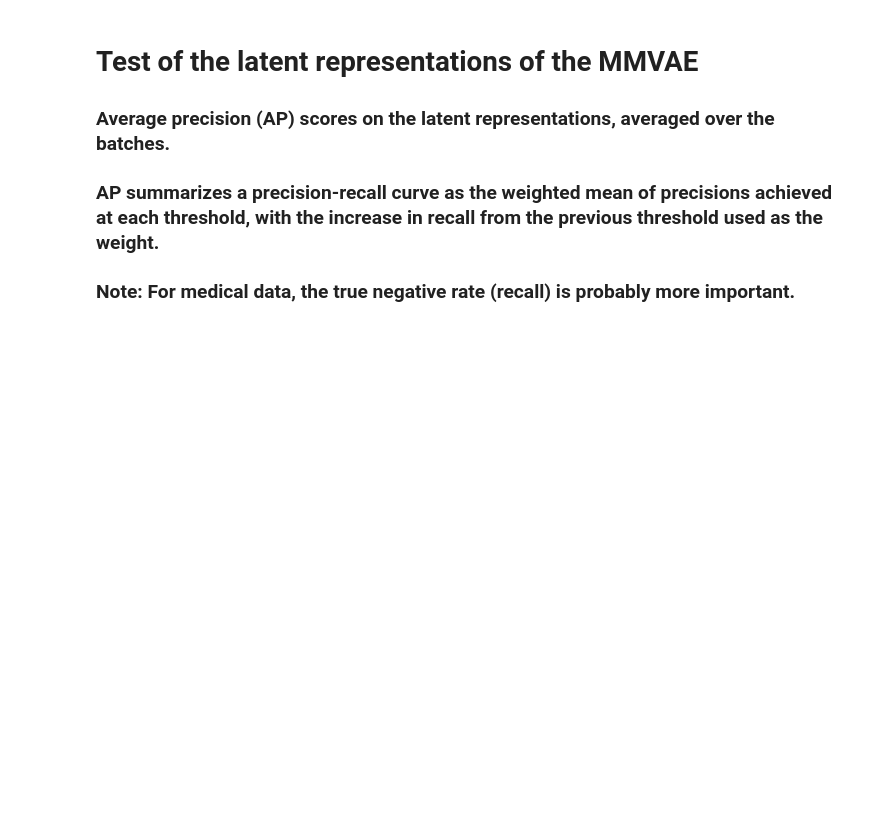
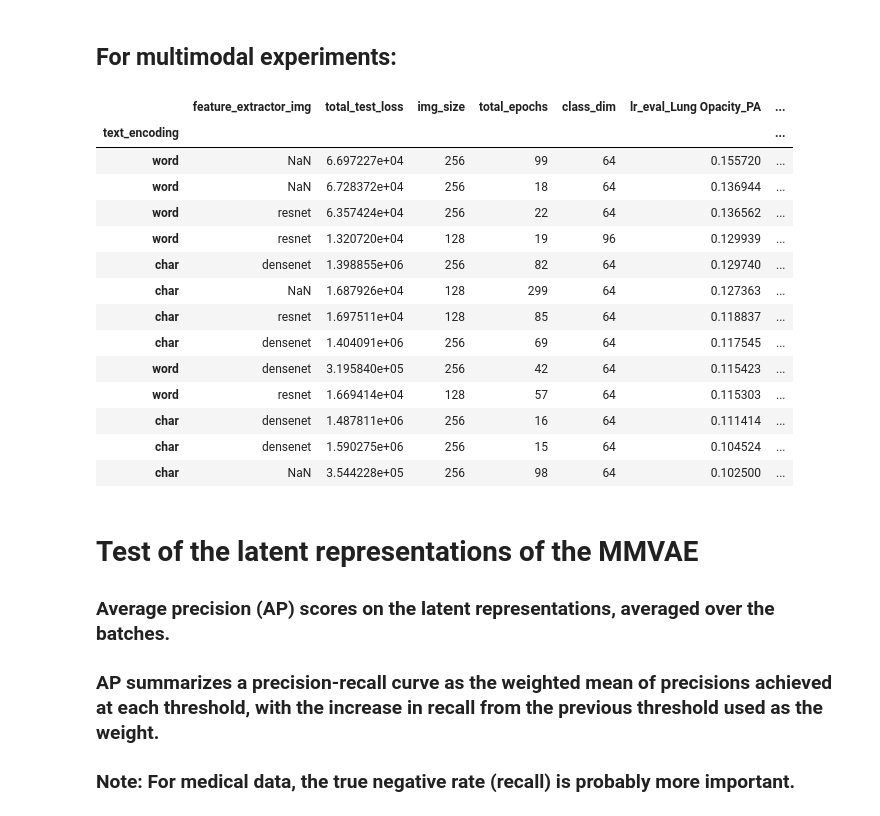
Before and after one commit to Jimmy2027/MoPoE-MIMIC, a Jupyter notebook: mimic/notebooks/trained_models_exploration.ipynb, the cells around one changed output. Saved outputs shown, nothing was run; the diff lists cells and outputs as text; code cells hidden in the pictures; blank space fills up the shorter version.

```diff
--- a/mimic/notebooks/trained_models_exploration.ipynb
+++ b/mimic/notebooks/trained_models_exploration.ipynb
@@ -25,3 +242,33 @@ from mimic.utils.experiment import MimicExperiment
+# %% [markdown]
+## For multimodal experiments:
+# %%
+temp_exp_df = experiments_dataframe.dropna(subset= lr_eval_columns)
+
+temp1 = temp_exp_df.loc[(experiments_dataframe['text_encoding'] == 'word')&(experiments_dataframe['method'] == 'joint_elbo'), ['feature_extractor_img','text_encoding', 'total_test_loss', 'img_size', 'total_epochs', 'class_dim',*eval_columns ]].dropna(how='all', axis=1)
+#df1 = temp1.loc[temp1['total_test_loss'] == temp1['total_test_loss'].min()]
+
+
+temp2 = temp_exp_df.loc[(experiments_dataframe['text_encoding'] == 'char')&(experiments_dataframe['method'] == 'joint_elbo'), ['feature_extractor_img','text_encoding', 'total_test_loss', 'img_size', 'total_epochs', 'class_dim',*eval_columns ]].dropna(how='all', axis=1)
+#df2 = temp2.loc[temp2['total_test_loss'] == temp2['total_test_loss'].min()]
+
+
+display(temp1.append(temp2).set_index('text_encoding').sort_values(by=lr_eval_columns,ascending=False))
+# %% [output]
+|  | feature_extractor_img | total_test_loss | img_size | total_epochs | class_dim | lr_eval_Lung Opacity_PA | ... |
+| text_encoding |  |  |  |  |  |  | ... |
+| word | NaN | 6.697227e+04 | 256 | 99 | 64 | 0.155720 | ... |
+| word | NaN | 6.728372e+04 | 256 | 18 | 64 | 0.136944 | ... |
+| word | resnet | 6.357424e+04 | 256 | 22 | 64 | 0.136562 | ... |
+| word | resnet | 1.320720e+04 | 128 | 19 | 96 | 0.129939 | ... |
+| char | densenet | 1.398855e+06 | 256 | 82 | 64 | 0.129740 | ... |
+| char | NaN | 1.687926e+04 | 128 | 299 | 64 | 0.127363 | ... |
+| char | resnet | 1.697511e+04 | 128 | 85 | 64 | 0.118837 | ... |
+| char | densenet | 1.404091e+06 | 256 | 69 | 64 | 0.117545 | ... |
+| word | densenet | 3.195840e+05 | 256 | 42 | 64 | 0.115423 | ... |
+| word | resnet | 1.669414e+04 | 128 | 57 | 64 | 0.115303 | ... |
+| char | densenet | 1.487811e+06 | 256 | 16 | 64 | 0.111414 | ... |
+| char | densenet | 1.590275e+06 | 256 | 15 | 64 | 0.104524 | ... |
+| char | NaN | 3.544228e+05 | 256 | 98 | 64 | 0.102500 | ... |
 # %% [markdown]
 # Test of the latent representations of the MMVAE
 ### Average precision (AP) scores on the latent representations, averaged over the batches.
```
Also changed, not shown: parts of 37 cells of this notebook, 1 other file.
